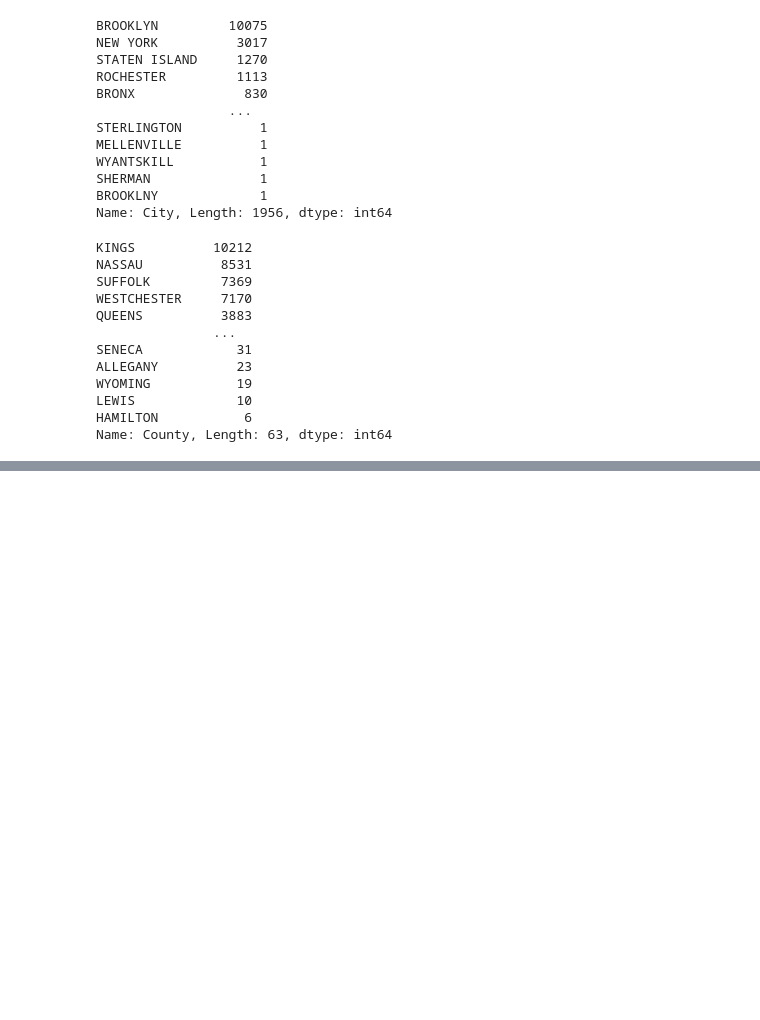
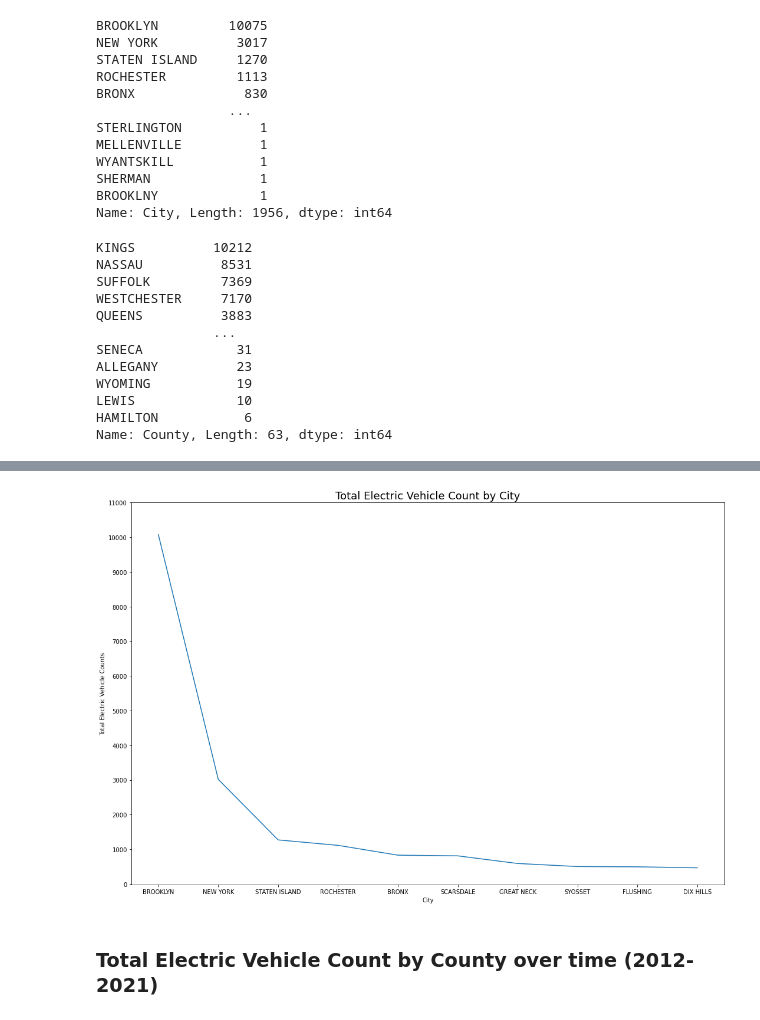
Before and after one commit to Hosseindbr/Ev-projected-sale, a Jupyter notebook: New York registrations .ipynb, the cells around one changed output, grey strips where cells are left out. Saved outputs shown, nothing was run; the diff lists cells and outputs as text; code cells hidden in the pictures; blank space fills up the shorter version.

```diff
--- a/New York registrations .ipynb
+++ b/New York registrations .ipynb
@@ -443,0 +488,10 @@ Name: County, Length: 63, dtype: int64
+# %%
+# Count the total numbers of electric vehicle per city
+City_counts_df = pd.DataFrame(City_counts)
+City_counts_df= City_counts_df.reset_index()
+City_counts_df.columns = ['City','Total Counts']
+
+# Select the top 10 city
+City_counts_df.sort_values('Total Counts',ascending = False)
+City_counts_10_df= City_counts_df.head(10)
+City_counts_10_df
@@ -443,0 +513,14 @@ Name: County, Length: 63, dtype: int64
+# %%
+# Create a line chart
+fig, ax = plt.subplots(figsize=(15,10))
+sns.lineplot(x='City', y='Total Counts', data=City_counts_10_df, ax=ax)
+ax.set_xlabel('City')
+ax.set_ylabel('Total Electric Vehicle Counts')
+ax.set_title('Total Electric Vehicle Count by City',fontsize=18)
+ax.set_yticks(range(0,12000,1000))
+plt.tight_layout()
+plt.savefig('Images/EV_Count_by_City.png', facecolor='white');
+# %% [output]
+[figure, added]
+# %% [markdown]
+### Total Electric Vehicle Count by County over time (2012-2021)
```
Also changed, not shown: parts of 59 cells of this notebook, 19 other files.
